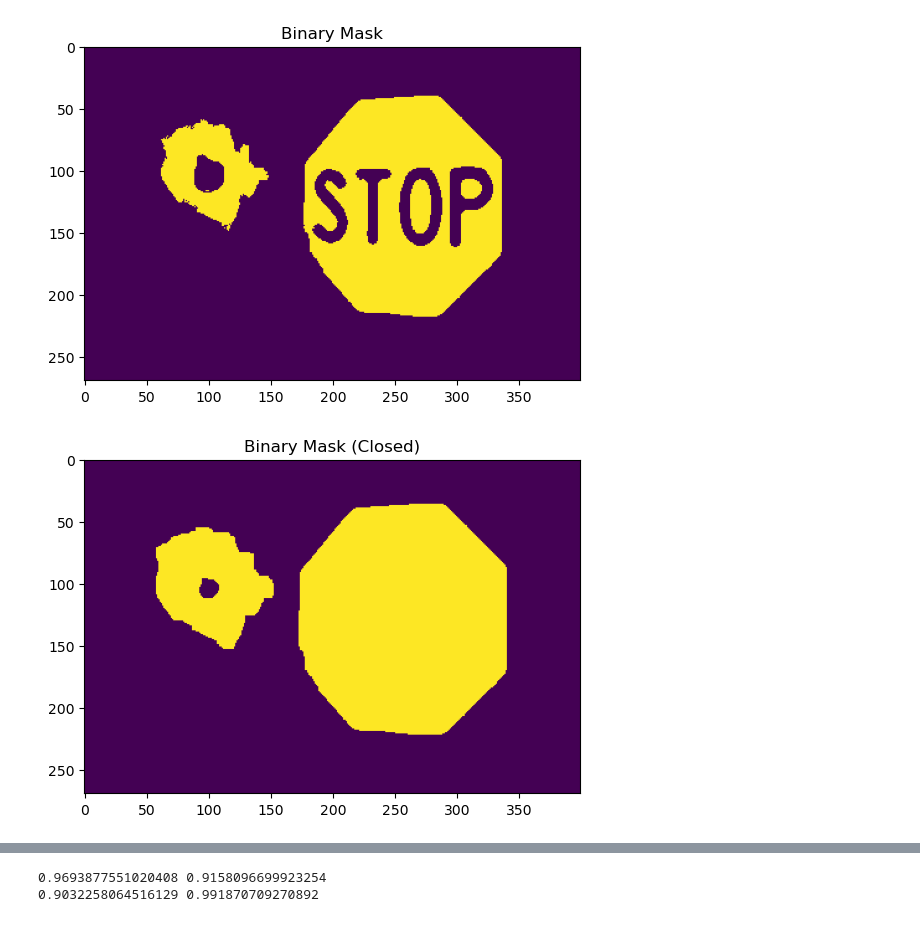
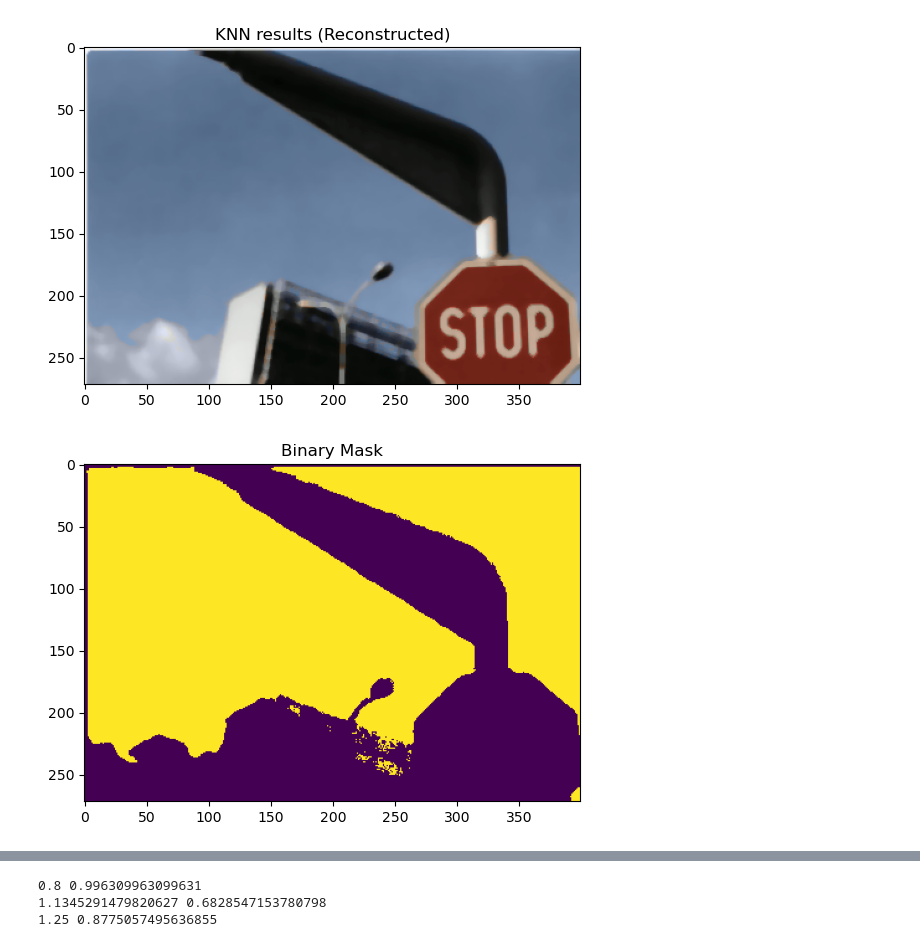
Before and after one commit to fede-giorgi/Computer-Vision, a Jupyter notebook: Homework-1/homework1.ipynb, the cells around one changed output, grey strips where cells are left out. Drawn from its saved outputs; the diff is of its cells as text; code cells hidden in the pictures.

```diff
--- a/Homework-1/homework1.ipynb
+++ b/Homework-1/homework1.ipynb
@@ -6,8 +6,9 @@ import numpy as np
 
 # insomma: 3, 17
 # img stronze v2: 16, 23
+# NON VANNO 4
 dir_path = './images/'
-i = 9
+i = 8
 img_name = f'stop{i}.png'
 img_path = os.path.join(dir_path, img_name)
 img = cv2.imread(img_path)
@@ -18,7 +19,7 @@ img_medianfiltered = cv2.medianBlur(img, ksize=7)
 # convert to LAB image
 img_lab = cv2.cvtColor(img_medianfiltered, cv2.COLOR_BGR2LAB)
 
-# select only the A channel (green-red channel)
+# select the A and B channels
 ab_channel = img_lab[:, :, 1:3]
 
 # plot only the A channel
@@ -40,7 +41,7 @@ flat_img = np.float32(flat_img)
 
 # criteria for k-means clustering
 criteria = (cv2.TERM_CRITERIA_EPS + cv2.TERM_CRITERIA_MAX_ITER, 10, 1.0)
-K = 4
+K = 5
 
 # perform k-means clustering
 ret,label,center=cv2.kmeans(
@@ -54,6 +55,21 @@ ret,label,center=cv2.kmeans(
 
 # convert the centers to uint8
 center = np.uint8(center)
+
+# plot
+res = center[label.flatten()]
+res2 = res.reshape((ab_channel.shape))
+a_clustered = res2[:, :, 0]
+b_clustered = res2[:, :, 1]
+l_channel = img_lab[:, :, 0]
+
+
+lab_reconstructed = cv2.merge((l_channel, a_clustered, b_clustered))
+rbg_reconstructed = cv2.cvtColor(lab_reconstructed, cv2.COLOR_LAB2RGB)
+plt.imshow(rbg_reconstructed)
+plt.title('KNN results (Reconstructed)')
+plt.show()
+
 
 # select the cluster with the maximum a* value (red color)
 scores = center[:, 0] - np.abs(center[:, 1] - 128)
@@ -103,32 +119,32 @@ max_area = 0
 for cnt in contours:
     area = cv2.contourArea(cnt)
 
     if area > 100:
         x, y, w, h = cv2.boundingRect(cnt)
         aspect_ratio = float(w) / h
 
         # find the convex hull and calculate the solidity
         hull = cv2.convexHull(cnt)
         hull_area = cv2.contourArea(hull)
 
         # avoid division by zero
         if hull_area > 0:
             solidity = float(area) / hull_area
             print(aspect_ratio, solidity)
 
             # the signle sign must be a square and solid
             if 0.64 <= aspect_ratio <= 1.36 and solidity > 0.65:
 
                 if area > max_area:
                     max_area = area
                     best_contour = cnt
 
 # draw the best contour
 x, y, w, h = cv2.boundingRect(best_contour)
 cv2.rectangle(img_boxes, (x, y), (x+w, y+h), (0, 255, 0), 5)
 plt.imshow(img_boxes)
 plt.title("Final Result")
 plt.show()
 # %% [output]
-[figure, old version]
+[figure, new version]
-[figure, old version]
+[figure, new version]
@@ -136,2 +153,3 @@ plt.show()
-0.9693877551020408 0.9158096699923254
-0.9032258064516129 0.991870709270892
+0.8 0.996309963099631
+1.1345291479820627 0.6828547153780798
+1.25 0.8775057495636855
```
Also changed, not shown: parts of 3 cells of this notebook, 6 other files.
